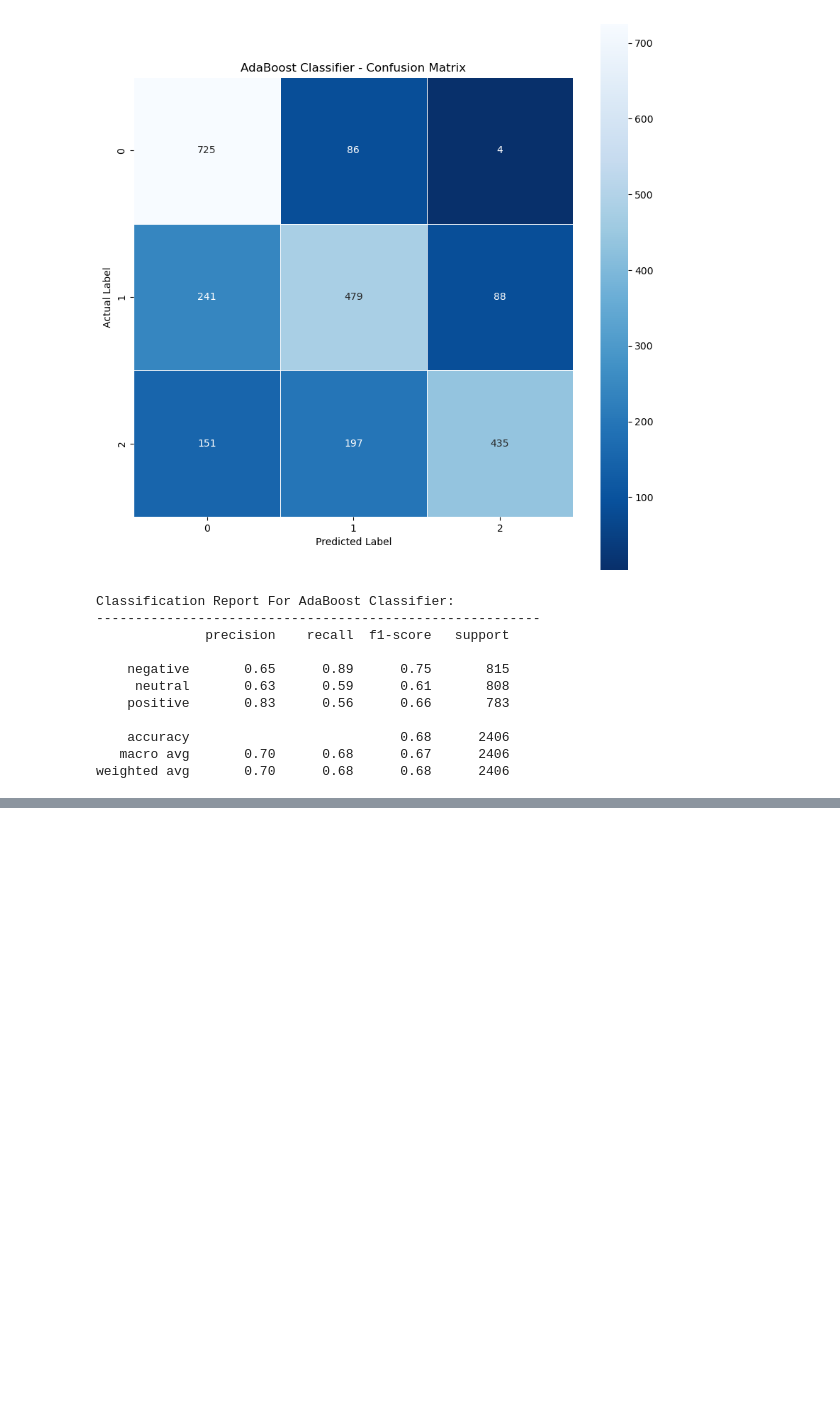
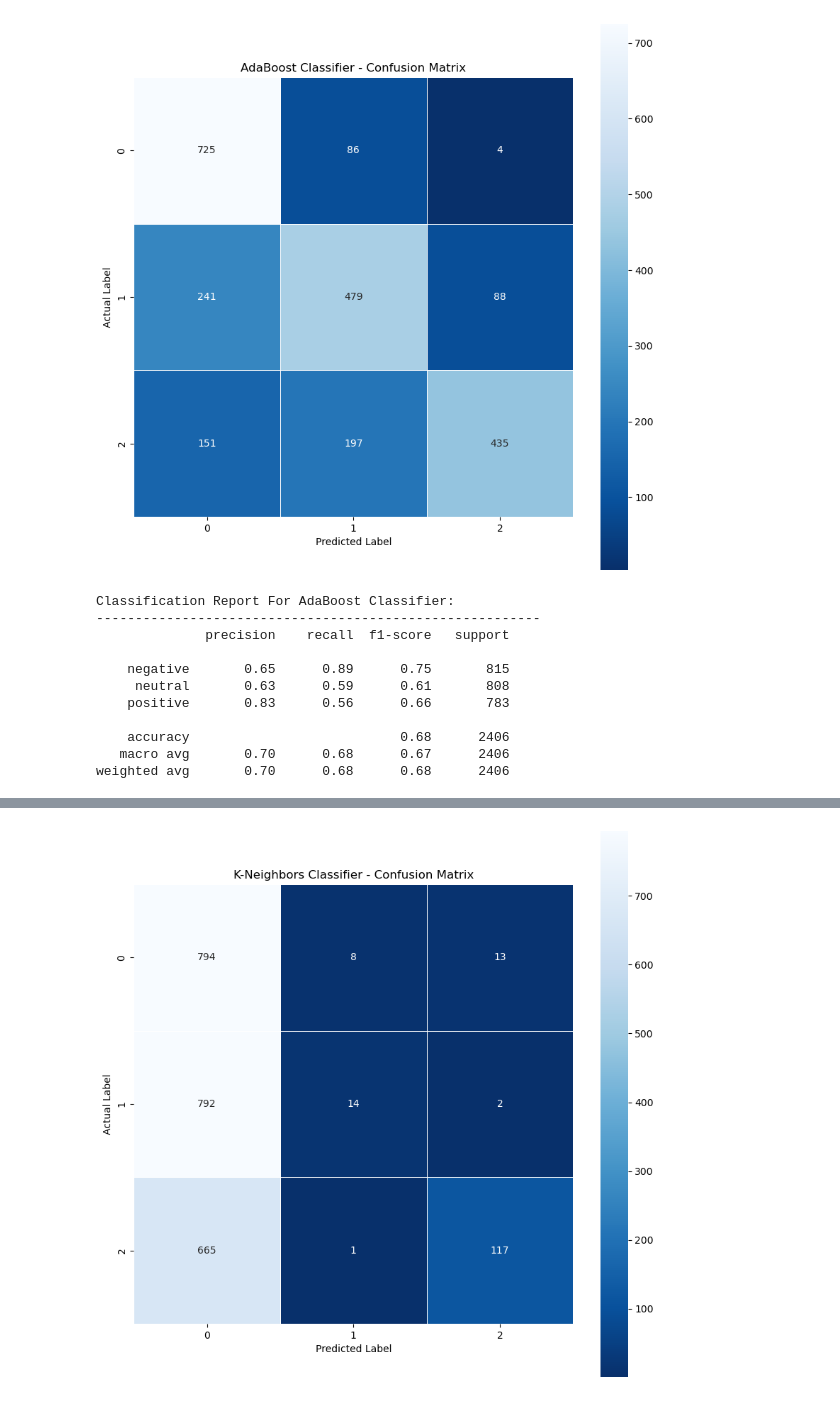
Before and after one commit to bishanbhandari/Data-Science--Text-and-NLP-Projects-, a Jupyter notebook: AirBnb Reviews Analysis/MachineLearning.ipynb, the cells around one changed output, grey strips where cells are left out. Saved outputs shown, nothing was run; the diff lists cells and outputs as text; code cells hidden in the pictures; blank space fills up the shorter version.

Commit message:
KNN Classifier

```diff
--- a/AirBnb Reviews Analysis/MachineLearning.ipynb
+++ b/AirBnb Reviews Analysis/MachineLearning.ipynb
@@ -377,0 +395,22 @@ weighted avg       0.70      0.68      0.68      2406
+# %%
+print("Evaluation for: K-Neighbors Classifier".center(57, '_'))
+
+knn=KNeighborsClassifier()
+
+knn.fit(X_train,y_train)
+
+knn_prediction=knn.predict(X_test)
+knn_accuracy_score=accuracy_score(y_test,knn_prediction)
+knn_precision_score = precision_score(
+    y_test, knn_prediction, average="weighted")
+knn_recall_score = recall_score(y_test, knn_prediction, average="weighted")
+knn_f1_score = f1_score(y_test, knn_prediction, average="weighted")
+
+print(f"Model Type: {knn}")
+print(f"Prediciton: {knn_prediction}")
+print('-' * 57)
+
+print(f"Accuracy Score:  {(knn_accuracy_score):%}")
+print(f"Precision Score: {(knn_precision_score):%}")
+print(f"Recall Score:    {(knn_recall_score):%}")
+print(f"F1-Score:        {(knn_f1_score):%}")
@@ -377,0 +426,12 @@ weighted avg       0.70      0.68      0.68      2406
+# %%
+# Plotting  the Confusion Matrix:
+knn_confusion_matrix=confusion_matrix(y_test,knn_prediction)
+plt.figure(figsize=(10, 10))
+sns.heatmap(knn_confusion_matrix, annot=True, fmt=".0f",
+            linewidths=0.7, square=True, cmap="Blues_r")
+plt.ylabel("Actual Label")
+plt.xlabel("Predicted Label")
+plt.title("K-Neighbors Classifier - Confusion Matrix")
+plt.show()
+# %% [output]
+[figure, added]
```
Also changed, not shown: parts of 5 cells of this notebook.
